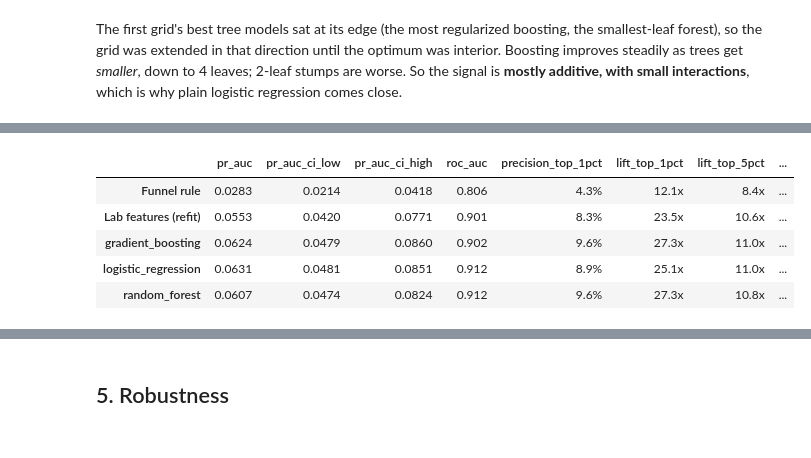
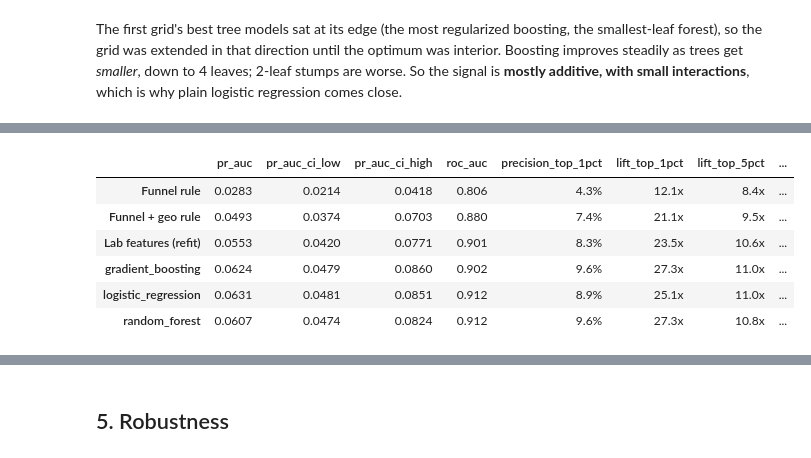
Before and after one commit to Pann13223029/merch-store-marketing-case-study, a Jupyter notebook: notebooks/04_analyze_remarketing.ipynb, the cells around one changed output, grey strips where cells are left out. Cells and saved outputs as stored; diff of their text form; code cells hidden in the pictures.

```diff
--- a/notebooks/04_analyze_remarketing.ipynb
+++ b/notebooks/04_analyze_remarketing.ipynb
@@ -192,10 +195,9 @@ best = best.loc[best.groupby("model").cv_pr_auc.idxmax()].set_index("model")
 chosen = best.cv_pr_auc.idxmax()
 
 baseline_cv = {}
-prs = [average_precision_score(rows_between(train, c, e)[LABEL], funnel_rule_score(rows_between(train, c, e)))
-       for _, (c, e) in CV_FOLDS]
-from src.modeling import cross_validate
-baseline_cv["Funnel rule"] = np.mean(prs)
+for name, rule in [("Funnel rule", funnel_rule_score), ("Funnel + geo rule", funnel_geo_rule_score)]:
+    baseline_cv[name] = np.mean([average_precision_score(rows_between(train, c, e)[LABEL], rule(rows_between(train, c, e)))
+                                 for _, (c, e) in CV_FOLDS])
 baseline_cv["Lab features (refit)"] = cross_validate(lab_features_pipeline, train)["cv_pr_auc"]
 summary = pd.concat([pd.Series(baseline_cv, name="cv_pr_auc"), best.cv_pr_auc]).sort_values(ascending=False)
 print("Chosen by the rule:", chosen)
@@ -215,22 +221,23 @@ All models are refit on the full training months and scored once on the test mon
 # %%
-scores = {"Funnel rule": funnel_rule_score(test),
+scores = {"Funnel rule": funnel_rule_score(test), "Funnel + geo rule": funnel_geo_rule_score(test),
           "Lab features (refit)": lab_features_pipeline().fit(train, train[LABEL]).predict_proba(test)[:, 1]}
 fitted = {}
 for name, row in best.iterrows():
     fitted[name] = PIPELINES[name](**row.params).fit(train, train[LABEL])
     scores[name] = fitted[name].predict_proba(test)[:, 1]
 y = test[LABEL].to_numpy()
 
 results = pd.DataFrame({k: ranking_metrics(y, s) for k, s in scores.items()}).T
 ci = {k: bootstrap_metric_ci(y, s, average_precision_score, n_boot=N_BOOT) for k, s in scores.items()}
 results.insert(1, "pr_auc_ci_low", [ci[k][0] for k in results.index])
 results.insert(2, "pr_auc_ci_high", [ci[k][1] for k in results.index])
 results.style.format({"pr_auc": "{:.4f}", "pr_auc_ci_low": "{:.4f}", "pr_auc_ci_high": "{:.4f}", "roc_auc": "{:.3f}",
                       "precision_top_1pct": "{:.1%}", "lift_top_1pct": "{:.1f}x", "lift_top_5pct": "{:.1f}x",
                       "lift_top_10pct": "{:.1f}x", "recall_top_10pct": "{:.1%}"})
 # %% [output]
 |  | pr_auc | pr_auc_ci_low | pr_auc_ci_high | roc_auc | precision_top_1pct | lift_top_1pct | lift_top_5pct | ... |
 | Funnel rule | 0.0283 | 0.0214 | 0.0418 | 0.806 | 4.3% | 12.1x | 8.4x | ... |
+| Funnel + geo rule | 0.0493 | 0.0374 | 0.0703 | 0.880 | 7.4% | 21.1x | 9.5x | ... |
 | Lab features (refit) | 0.0553 | 0.0420 | 0.0771 | 0.901 | 8.3% | 23.5x | 10.6x | ... |
 | gradient_boosting | 0.0624 | 0.0479 | 0.0860 | 0.902 | 9.6% | 27.3x | 11.0x | ... |
 | logistic_regression | 0.0631 | 0.0481 | 0.0851 | 0.912 | 8.9% | 25.1x | 11.0x | ... |
```
Also changed, not shown: parts of 19 cells of this notebook, 11 other files.
